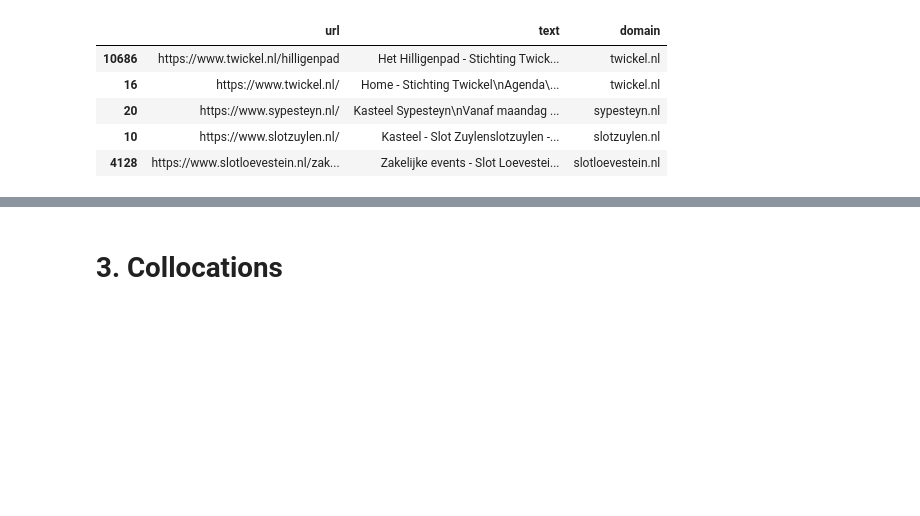
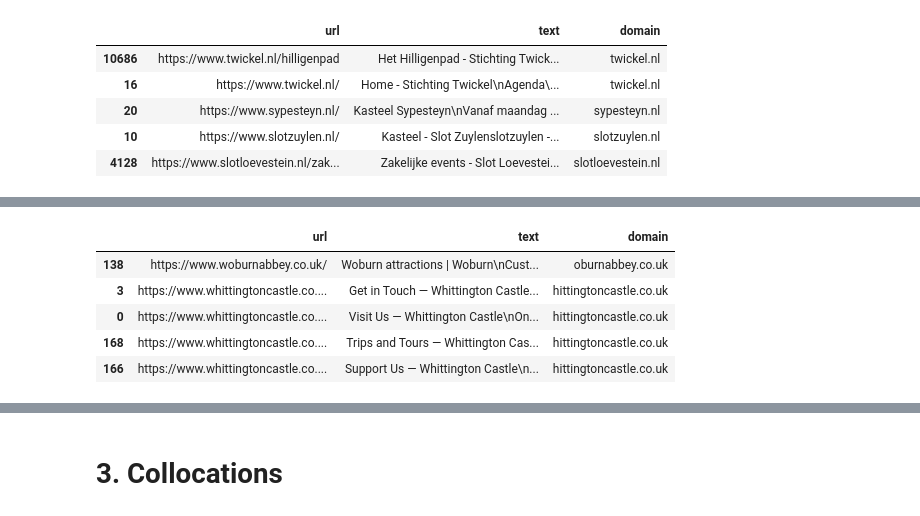
Before and after one commit to jazoza/HHD, a Jupyter notebook: 04_HH_narratives.ipynb, the cells around one changed output, grey strips where cells are left out. Cells and saved outputs as stored; diff of their text form; code cells hidden in the pictures; blank space fills up the shorter version.

```diff
--- a/04_HH_narratives.ipynb
+++ b/04_HH_narratives.ipynb
@@ -446,0 +395,7 @@ with open(path+'jar/unlist_documents.pickle', 'rb') as handle_u:
+# %%
+terms_list_all = ['coloni','inequality','democracy','poverty','slave','slavery','diversity','inclusion','servant','worker','labourer']
+term_list = ['coloni']
+#term_list = ['inequality','democracy','poverty']
+#term_list = ['slave','slavery']
+#term_list = ['diversity', 'inclusion']
+#term_list = ['servant','worker','labourer']
@@ -446,0 +418,14 @@ with open(path+'jar/unlist_documents.pickle', 'rb') as handle_u:
+# %%
+for term in term_list:
+    df[term] = df['text'].apply(lambda x: x.lower().count(term) if isinstance(x, str) else 0)
+
+# Filter for rows where 'kasteel' appears at least once
+mask = (df[term_list] > 0).any(axis=1)
+
+# Filter the DataFrame based on the boolean mask.
+df_filtered = df[mask]
+
+# Create the five-column table
+result_df = df_filtered[['domain','url','coloni']]
+result_df.to_csv(path+'outputs/2024_filtered_output.csv', index=False)
+print(result_df.to_string())
@@ -446,0 +450,11 @@ with open(path+'jar/unlist_documents.pickle', 'rb') as handle_u:
+# %%
+# drop columns to reset
+df = df.drop(term_list, axis=1)
+df.head()
+# %% [output]
+|  | url | text | domain |
+| 138 | https://www.woburnabbey.co.uk/ | Woburn attractions | Woburn\nCust... | oburnabbey.co.uk |
+| 3 | https://www.whittingtoncastle.co.... | Get in Touch — Whittington Castle... | hittingtoncastle.co.uk |
+| 0 | https://www.whittingtoncastle.co.... | Visit Us — Whittington Castle\nOn... | hittingtoncastle.co.uk |
+| 168 | https://www.whittingtoncastle.co.... | Trips and Tours — Whittington Cas... | hittingtoncastle.co.uk |
+| 166 | https://www.whittingtoncastle.co.... | Support Us — Whittington Castle\n... | hittingtoncastle.co.uk |
```
Also changed, not shown: parts of 67 cells of this notebook.
